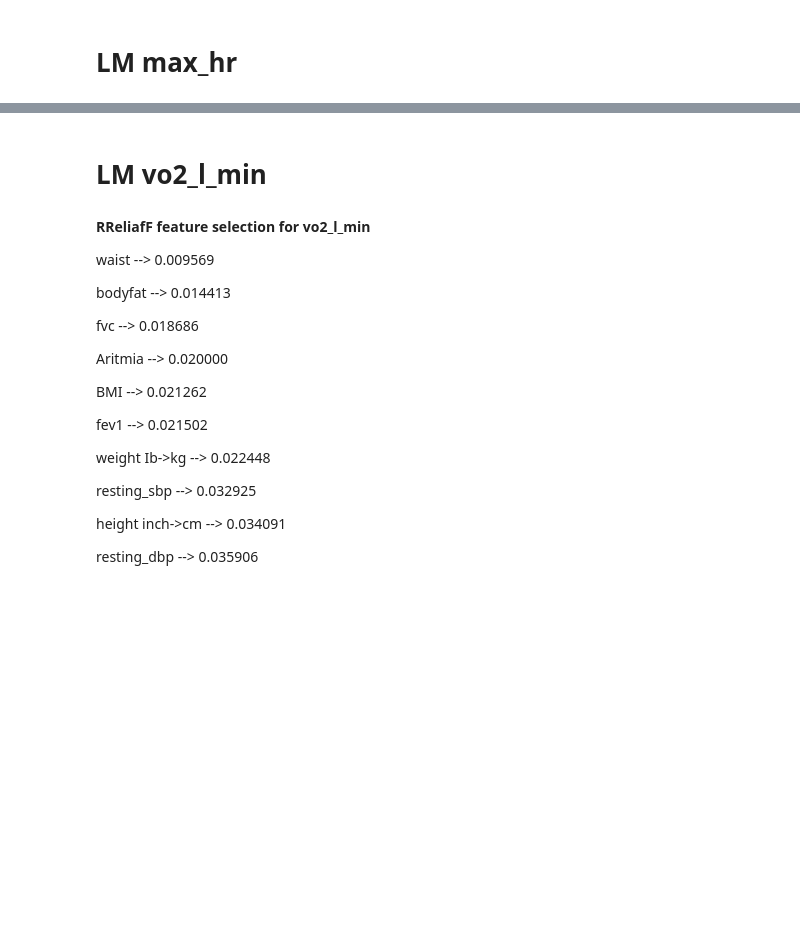
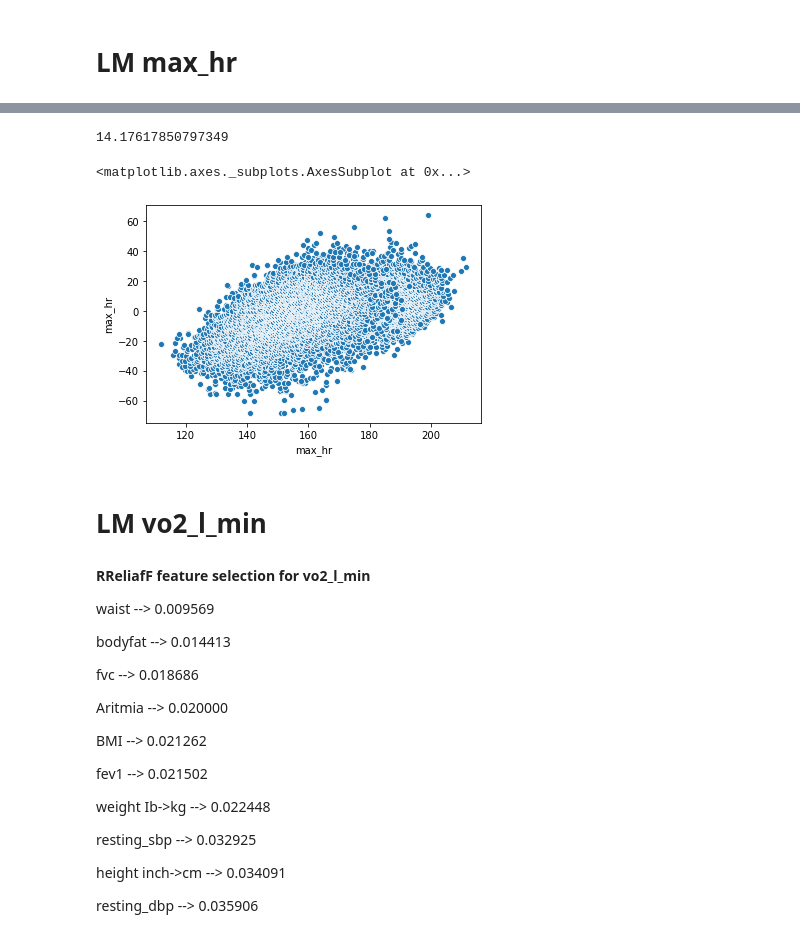
Before and after one commit to LarsenCC/bachelor, a Jupyter notebook: modeli/LinearRegression.ipynb, the cells around one changed output, grey strips where cells are left out. Drawn from its saved outputs; the diff is of its cells as text; code cells hidden in the pictures; blank space fills up the shorter version.

```diff
--- a/modeli/LinearRegression.ipynb
+++ b/modeli/LinearRegression.ipynb
@@ -114,0 +187,8 @@ sns.scatterplot(x=((y_pred + y_test) / 2), y=(y_test - y_pred))
+# %%
+res_corr = test_cv(lm, X, y, k=10)
+RRMSE_max_hr = 1 - r2_score(y, res_corr)
+print("------------------------------")
+print("OVERALL RRMSE")
+print(RRMSE_max_hr)
+print("OVERALL RMSE")
+print(math.sqrt(mean_squared_error(y, res_corr)))
@@ -115,3 +211,15 @@ sns.scatterplot(x=((y_pred + y_test) / 2), y=(y_test - y_pred))
+# %%
+from itertools import chain
+y_res = list(chain.from_iterable(res_corr))
+math.sqrt(sum((y - y_res)**2) / len(y))
+# %% [output]
+14.17617850797349
+# %%
+# BLAND-ALTMAN plot
+sns.scatterplot(x=((y + y_res) / 2), y=(y - y_res))
+# %% [output]
+<matplotlib.axes._subplots.AxesSubplot at 0x...>
+[figure, added]
 # %% [markdown]
 # LM vo2_l_min
 # %% [markdown]
```
Also changed, not shown: parts of 25 cells of this notebook, 26 other files.
